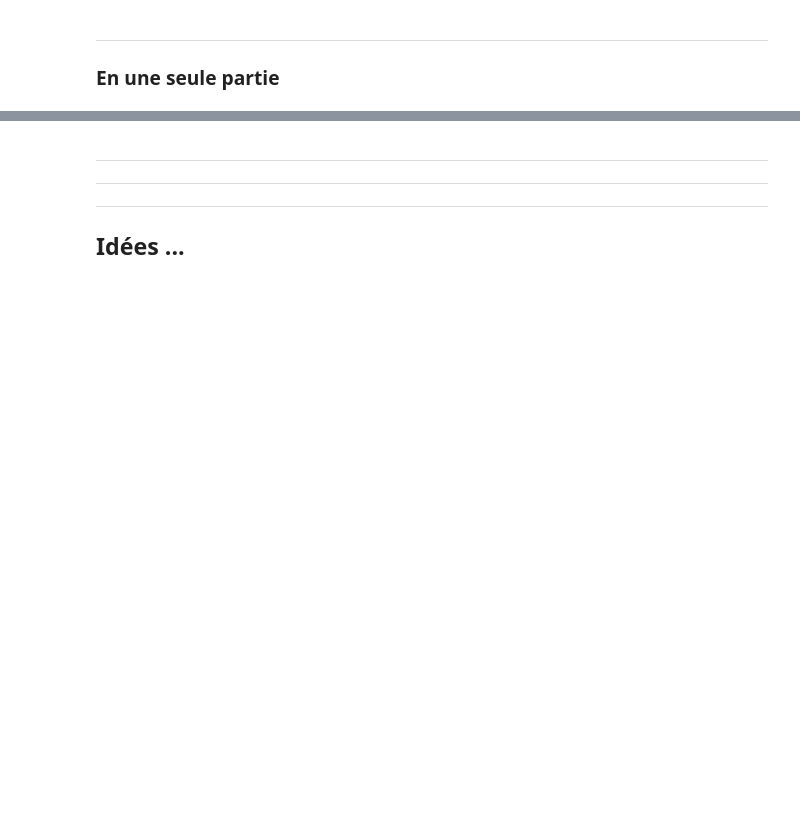
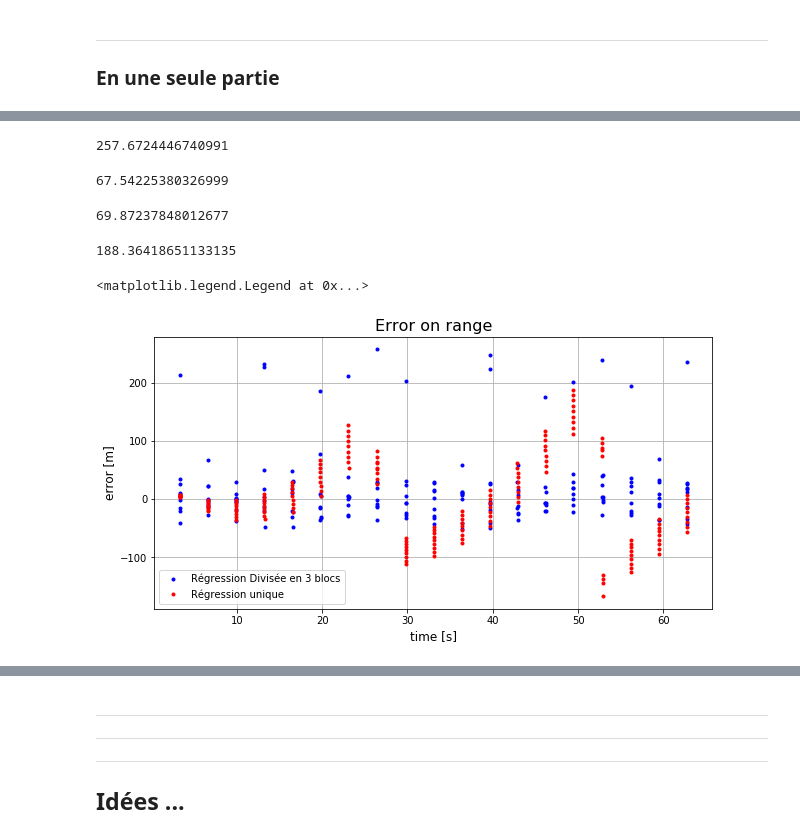
Before and after one commit to ponchama/Cognac_Acoustique, a Jupyter notebook: Bellhop/Partie5_methode_detection/Untitled.ipynb, the cells around one changed output, grey strips where cells are left out. Cells and saved outputs as stored; diff of their text form; code cells hidden in the pictures; blank space fills up the shorter version.

```diff
--- a/Bellhop/Partie5_methode_detection/Untitled.ipynb
+++ b/Bellhop/Partie5_methode_detection/Untitled.ipynb
@@ -602,0 +910,6 @@ np.max(abs(DIFF_30))
+# %%
+k = 0
+for i in range(len(BotBnc)) :
+    if BotBnc[i]!= 0. :
+        k += 1
+print ('Nombre de réfélchis fond : %d/%d.' %(k, len(BotBnc)))
@@ -602,0 +920,60 @@ np.max(abs(DIFF_30))
+# %%
+REAL_RANGE = np.zeros(D.size*R.size)
+for k in range (D.size) :
+    REAL_RANGE[k*R.size:(k+1)*R.size]=R
+# %%
+### 3 régressions linéaires correspondant aux trois catégories de rayons
+
+Time = np.array(Tarr)
+
+idx1tot = np.where(REAL_RANGE < 40.*1000.)[0]
+idx2tot = np.where(np.logical_and(REAL_RANGE >= 40.*1000., REAL_RANGE < 80.*1000.) )[0]
+idx3tot = np.where(REAL_RANGE >= 80.*1000.)[0]
+
+
+Rtot_inf40 = res1[0] * Time[idx1tot] + res1[1]
+Rtot_inf80 = res2[0] * Time[idx2tot] + res2[1]
+Rtot_sup80 = res3[0] * Time[idx3tot] + res3[1]
+
+
+diff_a = REAL_RANGE[idx1tot] - Rtot_inf40
+diff_b = REAL_RANGE[idx2tot] - Rtot_inf80
+diff_c = REAL_RANGE[idx3tot] - Rtot_sup80
+
+Diff2_tot = np.hstack( (diff_a, diff_b, diff_c) )
+# %%
+### Max value
+print(np.max(abs(Diff2_tot)))
+# %% [output]
+257.6724446740991
+# %%
+e_t = np.sqrt( np.mean( (Diff2_tot)**2 ) )
+e_t
+# %% [output]
+67.54225380326999
+# %%
+### avec une unique régression
+RRR = res[0]*Time + res[1]
+ddd = REAL_RANGE - RRR
+# %%
+e_t = np.sqrt( np.mean( (ddd)**2 ) )
+e_t
+# %% [output]
+69.87237848012677
+# %%
+print(np.max(abs(ddd)))
+# %% [output]
+188.36418651133135
+# %%
+### error on range : real range - range from linear regression
+plt.figure(figsize=(10,5))
+plt.plot(Time, Diff2_tot, 'b.', label='Régression Divisée en 3 blocs')
+plt.plot(Time, ddd, 'r.', label = 'Régression unique')
+plt.title('Error on range',fontsize=16)
+plt.xlabel('time [s]',fontsize=12)
+plt.ylabel('error [m]',fontsize=12)
+plt.grid()
+plt.legend()
+# %% [output]
+<matplotlib.legend.Legend at 0x...>
+[figure, added]
```
Also changed, not shown: parts of 132 cells of this notebook.
